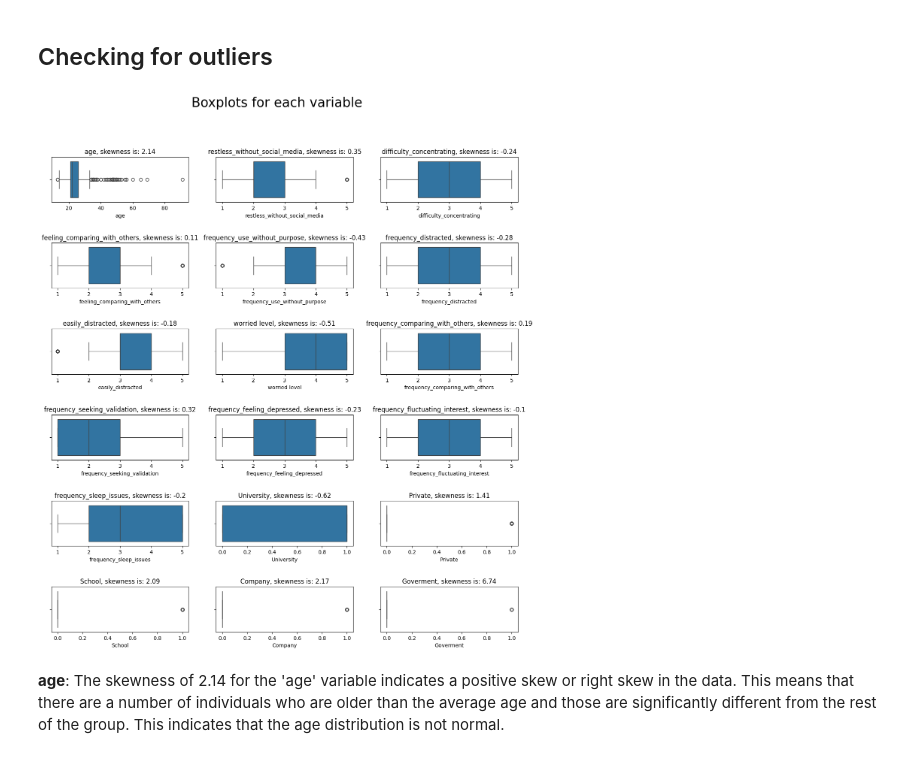
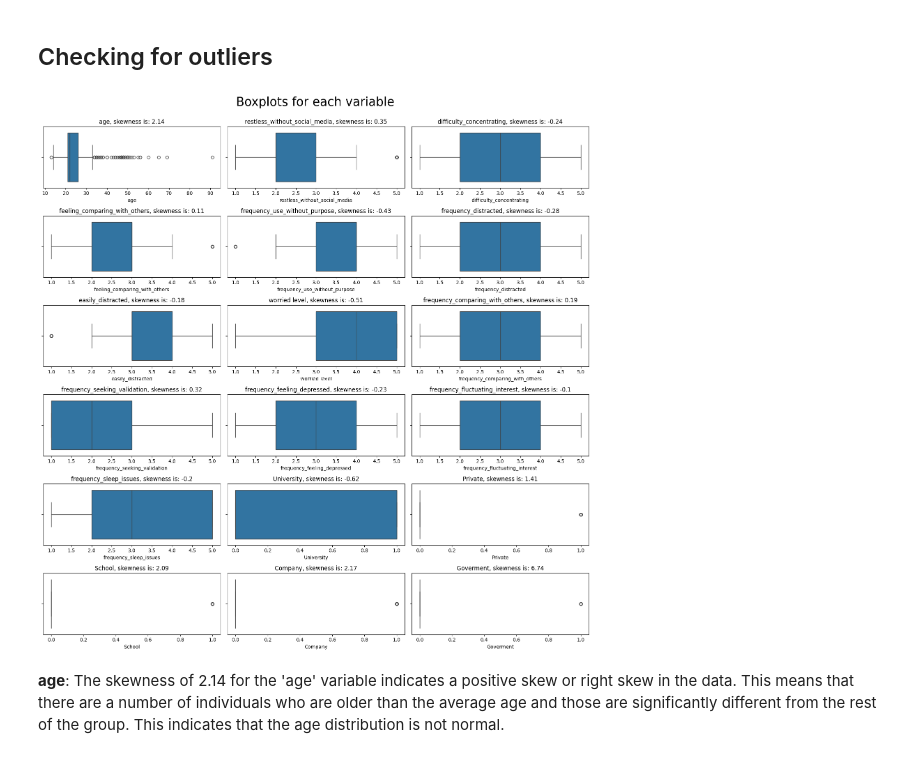
Before and after one commit to ReDI-Data-Analytics-2023/final-project, a Jupyter notebook: giorgiafaedda.ipynb, the cells around one changed output. Cells and saved outputs as stored; diff of their text form; code cells hidden in the pictures.

```diff
--- a/giorgiafaedda.ipynb
+++ b/giorgiafaedda.ipynb
@@ -243,3 +246,6 @@ None
+# %%
+# Convert the 'age' column to integer
+df['age'] = df['age'].astype(int)
 # %% [markdown]
 ## Proportion of missing data
 We're interested in the proportion of missing values to assess the overall data quality and make informed decisions regarding data imputation and feature engineering.
@@ -466,20 +472,21 @@ categorical_columns = list(df.loc[:,['Timestamp',
 # %%
 def boxplots_custom(dataset, columns_list, rows, cols, suptitle):
     fig, axs = plt.subplots(rows, cols, sharey=True, figsize=(16,16))
     fig.suptitle(suptitle, y=1, size=25)
     axs = axs.flatten()
     for i, data in enumerate(columns_list):
         if i < len(axs):
             sns.boxplot(data=dataset[data], orient='h', ax=axs[i])
             axs[i].set_title(data + ', skewness is: '+str(round(dataset[data].skew(axis=0, skipna=True), 2)))
         else:
             break
 
     plt.subplots_adjust(top=0.9, hspace=0.9)  # Adjust the top spacing and horizontal spacing between subplots
 
 boxplots_custom(dataset=df, columns_list=numerical_columns, rows=6, cols=3, suptitle='Boxplots for each variable')
+plt.tight_layout()
 # %% [output]
-[figure, old version]
+[figure, new version]
 # %% [markdown]
 **age**:
 The skewness of 2.14 for the 'age' variable indicates a positive skew or right skew in the data. This means that there are a number of individuals who are older than the average age and those are significantly different from the rest of the group. This indicates that the age distribution is not normal.
```
Also changed, not shown: parts of 5 cells of this notebook.
